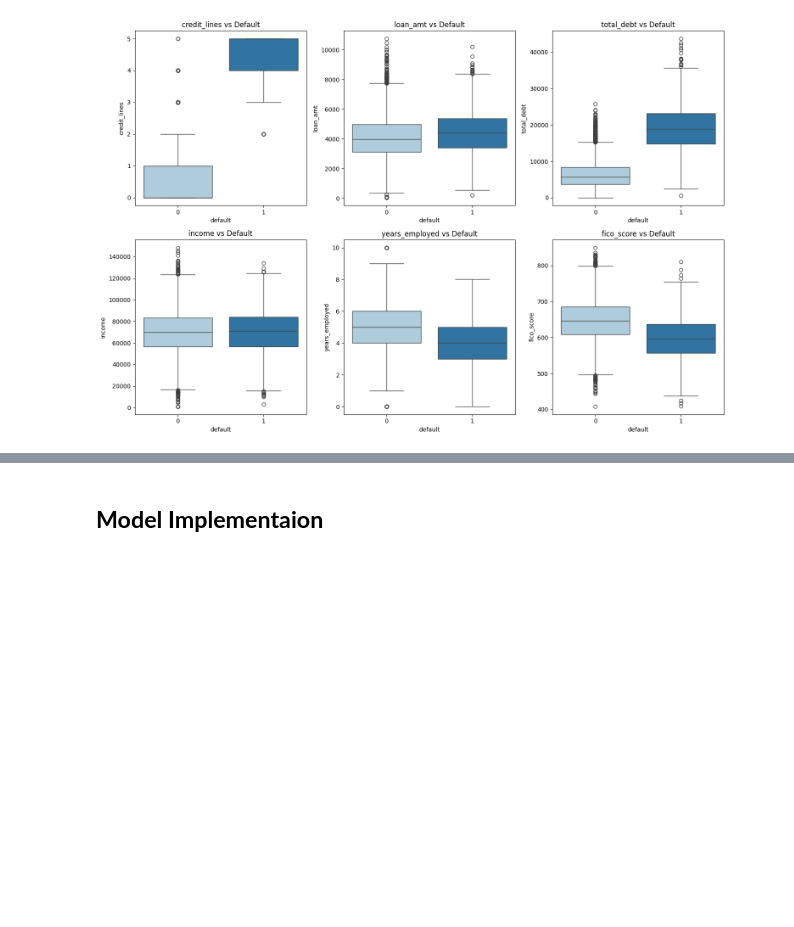
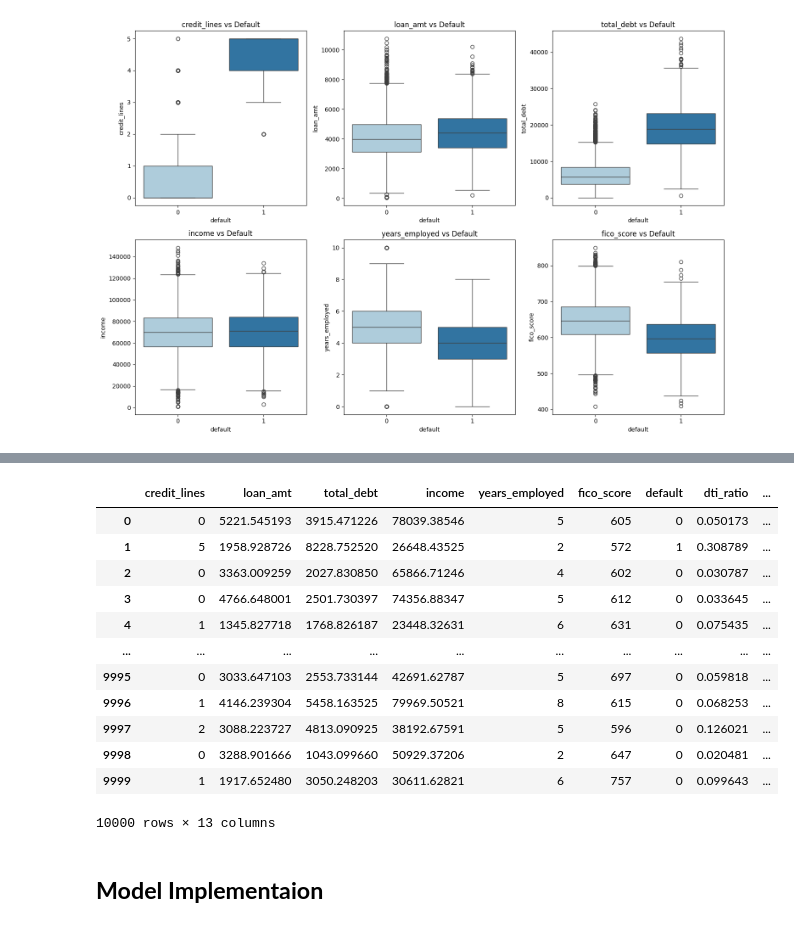
Before and after one commit to raz0208/Natural-Gas-Price-Interpolation-Forecasting, a Jupyter notebook: Task3/Credit_Risk_Analysis_and_Modeling_PD_and_EL_Prediction.ipynb, the cells around one changed output, grey strips where cells are left out. Cells and saved outputs as stored; diff of their text form; code cells hidden in the pictures; blank space fills up the shorter version.

```diff
--- a/Task3/Credit_Risk_Analysis_and_Modeling_PD_and_EL_Prediction.ipynb
+++ b/Task3/Credit_Risk_Analysis_and_Modeling_PD_and_EL_Prediction.ipynb
@@ -145,3 +153,55 @@ Number of duplicate rows: 0
+# %%
+# Feature Extraction/Engineering Function
+def feature_extraction(data):
+    """
+    Performs feature engineering on the loan dataset.
+
+    Args: data (pd.DataFrame): The input dataframe containing loan data.
+
+    Returns: pd.DataFrame: The dataframe with new features added and customer_id removed.
+    """
+    # Create a copy of the dataframe
+    df_fe = data.copy()
+
+    # Debt-to-Income Ratio (DTI)
+    df_fe['dti_ratio'] = df_fe['total_debt'] / df_fe['income']
+
+    # Loan-to-Income Ratio (LTI)
+    df_fe['loan_to_income'] = df_fe['loan_amt'] / df_fe['income']
+
+    # Credit utilization proxy
+    df_fe["credit_utilization"] = df_fe['credit_lines'] / (df_fe['credit_lines'].max()+1)
+
+    # Proportion of Loan in Total Debt
+    df_fe['loan_to_total_debt'] = df_fe['loan_amt'] / df_fe['total_debt']
+
+    # Log Transformation (to handle skewness)
+    df_fe['log_income'] = np.log1p(df_fe['income'])
+    df_fe['log_total_debt'] = np.log1p(df_fe['total_debt'])
+
+    # Drop customer_id as it's an identifier, if it exists
+    if 'customer_id' in df_fe.columns:
+        df_fe = df_fe.drop(columns=['customer_id'])
+
+    return df_fe
+
+# Call function
+df_fe = feature_extraction(df)
+df_fe
+# %% [output]
+|  | credit_lines | loan_amt | total_debt | income | years_employed | fico_score | default | dti_ratio | ... |
+| 0 | 0 | 5221.545193 | 3915.471226 | 78039.38546 | 5 | 605 | 0 | 0.050173 | ... |
+| 1 | 5 | 1958.928726 | 8228.752520 | 26648.43525 | 2 | 572 | 1 | 0.308789 | ... |
+| 2 | 0 | 3363.009259 | 2027.830850 | 65866.71246 | 4 | 602 | 0 | 0.030787 | ... |
+| 3 | 0 | 4766.648001 | 2501.730397 | 74356.88347 | 5 | 612 | 0 | 0.033645 | ... |
+| 4 | 1 | 1345.827718 | 1768.826187 | 23448.32631 | 6 | 631 | 0 | 0.075435 | ... |
+| ... | ... | ... | ... | ... | ... | ... | ... | ... | ... |
+| 9995 | 0 | 3033.647103 | 2553.733144 | 42691.62787 | 5 | 697 | 0 | 0.059818 | ... |
+| 9996 | 1 | 4146.239304 | 5458.163525 | 79969.50521 | 8 | 615 | 0 | 0.068253 | ... |
+| 9997 | 2 | 3088.223727 | 4813.090925 | 38192.67591 | 5 | 596 | 0 | 0.126021 | ... |
+| 9998 | 0 | 3288.901666 | 1043.099660 | 50929.37206 | 2 | 647 | 0 | 0.020481 | ... |
+| 9999 | 1 | 1917.652480 | 3050.248203 | 30611.62821 | 6 | 757 | 0 | 0.099643 | ... |
+10000 rows × 13 columns
 # %% [markdown]
 ## **Model Implementaion**
 # %% [markdown]
```
Also changed, not shown: parts of 2 cells of this notebook.
